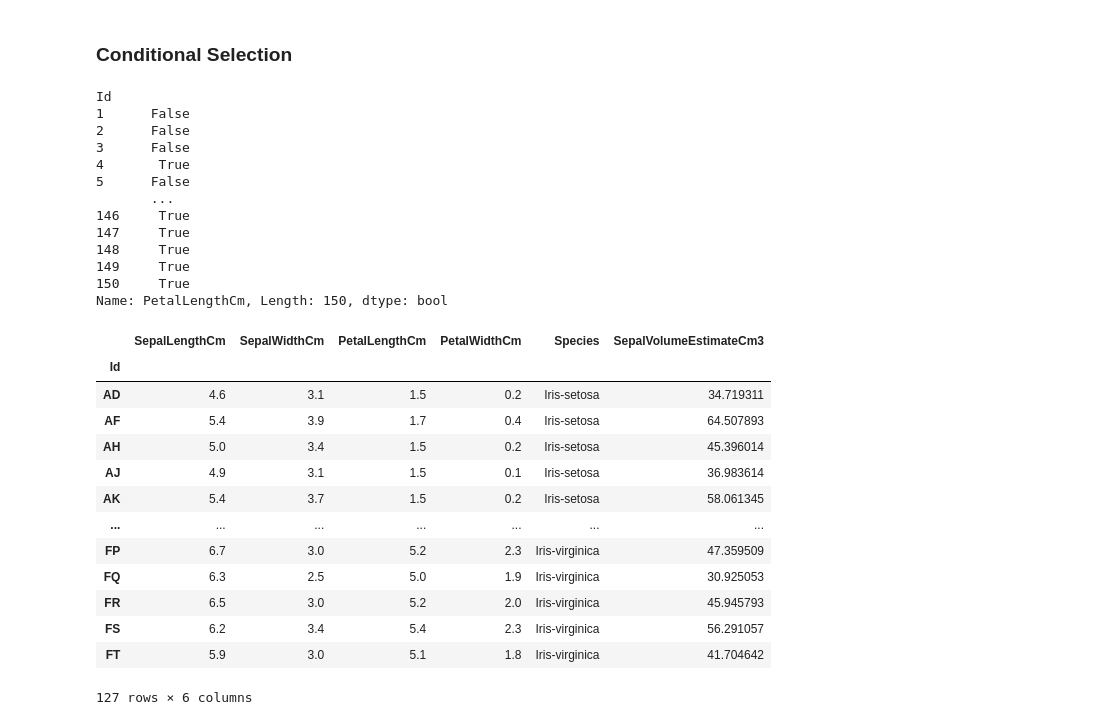
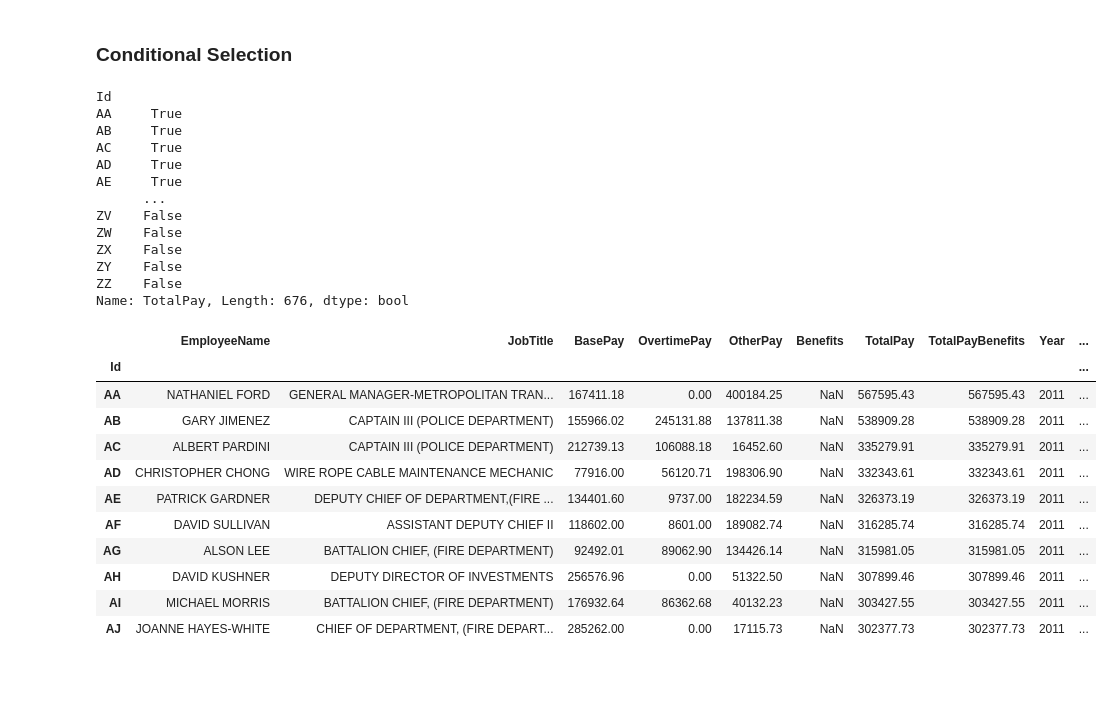
Before and after one commit to TataAndBigData/Practical-ML-DS, a Jupyter notebook: Chapter 2. Python for Data Scientists/Module 4. Data Formats and Pandas/1. Intro to Pandas.ipynb, the cells around one changed output. Saved outputs shown, nothing was run; the diff lists cells and outputs as text; code cells hidden in the pictures; blank space fills up the shorter version.

```diff
--- a/Chapter 2. Python for Data Scientists/Module 4. Data Formats and Pandas/1. Intro to Pandas.ipynb
+++ b/Chapter 2. Python for Data Scientists/Module 4. Data Formats and Pandas/1. Intro to Pandas.ipynb
@@ -44,5 +36,5 @@ print(index_list)
 # %%
-iris["Id"] = index_list
-iris.set_index("Id", inplace=True)
-iris.head()
+sf_sal["Id"] = index_list
+sf_sal.set_index("Id", inplace=True)
+sf_sal.head()
 # %% [output]
@@ -121,9 +113,7 @@ iris[["SepalLengthCm","SepalWidthCm"]]
 # can make new column by doing operations on existing columns: feature engineering
 # save new column by "indexing" using name of new column
 
-import math
+sf_sal["Surname"] = sf_sal["EmployeeName"].apply(lambda x:x.split()[1])
 
-iris["SepalVolumeEstimateCm3"] = iris["SepalLengthCm"] * math.pi * (iris["SepalWidthCm"]/2)**2
-
-iris.head()
+sf_sal.head()
 # %% [output]
@@ -158,7 +148,7 @@ float
 # %%
 # can create new column with single value inc. integer/string/NoneType
 
-iris["new col"] = None
+sf_sal["new col"] = None
 
-iris.head()
+sf_sal.head()
 # %% [output]
@@ -192,5 +182,5 @@ iris.drop("AE") # axis=0, inplace=False by default
 # %%
-iris.drop("new col", axis=1, inplace=True)
+sf_sal.drop("new col", axis=1, inplace=True)
 
-iris.head()
+sf_sal.head()
 # %% [output]
@@ -247,42 +251,40 @@ iris.loc[["AC", "CV", "BK"],["SepalWidthCm", "Species", "SepalLengthCm"]]
 # %%
 # boolean condition like this returns boolean applied to each value in the column (like NumPy)
 
-iris["PetalLengthCm"] > 1.4
+sf_sal["TotalPay"] > 300000
 # %% [output]
 Id
-1      False
-2      False
-3      False
-4       True
-5      False
-       ...
-146     True
-147     True
-148     True
-149     True
-150     True
-Name: PetalLengthCm, Length: 150, dtype: bool
+AA     True
+AB     True
+AC     True
+AD     True
+AE     True
+      ...
+ZV    False
+ZW    False
+ZX    False
+ZY    False
+ZZ    False
+Name: TotalPay, Length: 676, dtype: bool
 # %%
 # can index DataFrame using this boolean to return only rows where this is true (called boolean masking)
 
-mask = iris["PetalLengthCm"] > 1.4
+mask = sf_sal["TotalPay"] > 300000
 
-iris[mask]
+sf_sal[mask]
 # %% [output]
-|  | SepalLengthCm | SepalWidthCm | PetalLengthCm | PetalWidthCm | Species | SepalVolumeEstimateCm3 |
-| Id |  |  |  |  |  |  |
-| AD | 4.6 | 3.1 | 1.5 | 0.2 | Iris-setosa | 34.719311 |
-| AF | 5.4 | 3.9 | 1.7 | 0.4 | Iris-setosa | 64.507893 |
-| AH | 5.0 | 3.4 | 1.5 | 0.2 | Iris-setosa | 45.396014 |
-| AJ | 4.9 | 3.1 | 1.5 | 0.1 | Iris-setosa | 36.983614 |
-| AK | 5.4 | 3.7 | 1.5 | 0.2 | Iris-setosa | 58.061345 |
-| ... | ... | ... | ... | ... | ... | ... |
-| FP | 6.7 | 3.0 | 5.2 | 2.3 | Iris-virginica | 47.359509 |
-| FQ | 6.3 | 2.5 | 5.0 | 1.9 | Iris-virginica | 30.925053 |
-| FR | 6.5 | 3.0 | 5.2 | 2.0 | Iris-virginica | 45.945793 |
-| FS | 6.2 | 3.4 | 5.4 | 2.3 | Iris-virginica | 56.291057 |
-| FT | 5.9 | 3.0 | 5.1 | 1.8 | Iris-virginica | 41.704642 |
+|  | EmployeeName | JobTitle | BasePay | OvertimePay | OtherPay | Benefits | TotalPay | TotalPayBenefits | Year | ... |
+| Id |  |  |  |  |  |  |  |  |  | ... |
+| AA | NATHANIEL FORD | GENERAL MANAGER-METROPOLITAN TRAN... | 167411.18 | 0.00 | 400184.25 | NaN | 567595.43 | 567595.43 | 2011 | ... |
+| AB | GARY JIMENEZ | CAPTAIN III (POLICE DEPARTMENT) | 155966.02 | 245131.88 | 137811.38 | NaN | 538909.28 | 538909.28 | 2011 | ... |
+| AC | ALBERT PARDINI | CAPTAIN III (POLICE DEPARTMENT) | 212739.13 | 106088.18 | 16452.60 | NaN | 335279.91 | 335279.91 | 2011 | ... |
+| AD | CHRISTOPHER CHONG | WIRE ROPE CABLE MAINTENANCE MECHANIC | 77916.00 | 56120.71 | 198306.90 | NaN | 332343.61 | 332343.61 | 2011 | ... |
+| AE | PATRICK GARDNER | DEPUTY CHIEF OF DEPARTMENT,(FIRE ... | 134401.60 | 9737.00 | 182234.59 | NaN | 326373.19 | 326373.19 | 2011 | ... |
+| AF | DAVID SULLIVAN | ASSISTANT DEPUTY CHIEF II | 118602.00 | 8601.00 | 189082.74 | NaN | 316285.74 | 316285.74 | 2011 | ... |
+| AG | ALSON LEE | BATTALION CHIEF, (FIRE DEPARTMENT) | 92492.01 | 89062.90 | 134426.14 | NaN | 315981.05 | 315981.05 | 2011 | ... |
+| AH | DAVID KUSHNER | DEPUTY DIRECTOR OF INVESTMENTS | 256576.96 | 0.00 | 51322.50 | NaN | 307899.46 | 307899.46 | 2011 | ... |
+| AI | MICHAEL MORRIS | BATTALION CHIEF, (FIRE DEPARTMENT) | 176932.64 | 86362.68 | 40132.23 | NaN | 303427.55 | 303427.55 | 2011 | ... |
+| AJ | JOANNE HAYES-WHITE | CHIEF OF DEPARTMENT, (FIRE DEPART... | 285262.00 | 0.00 | 17115.73 | NaN | 302377.73 | 302377.73 | 2011 | ... |
-127 rows × 6 columns
 # %%
 # with a large DataFrame, much more memory efficient to index like this, to avoid saving a massive boolean Series
 # to a variable for no reason
```
Also changed, not shown: parts of 31 cells of this notebook.
